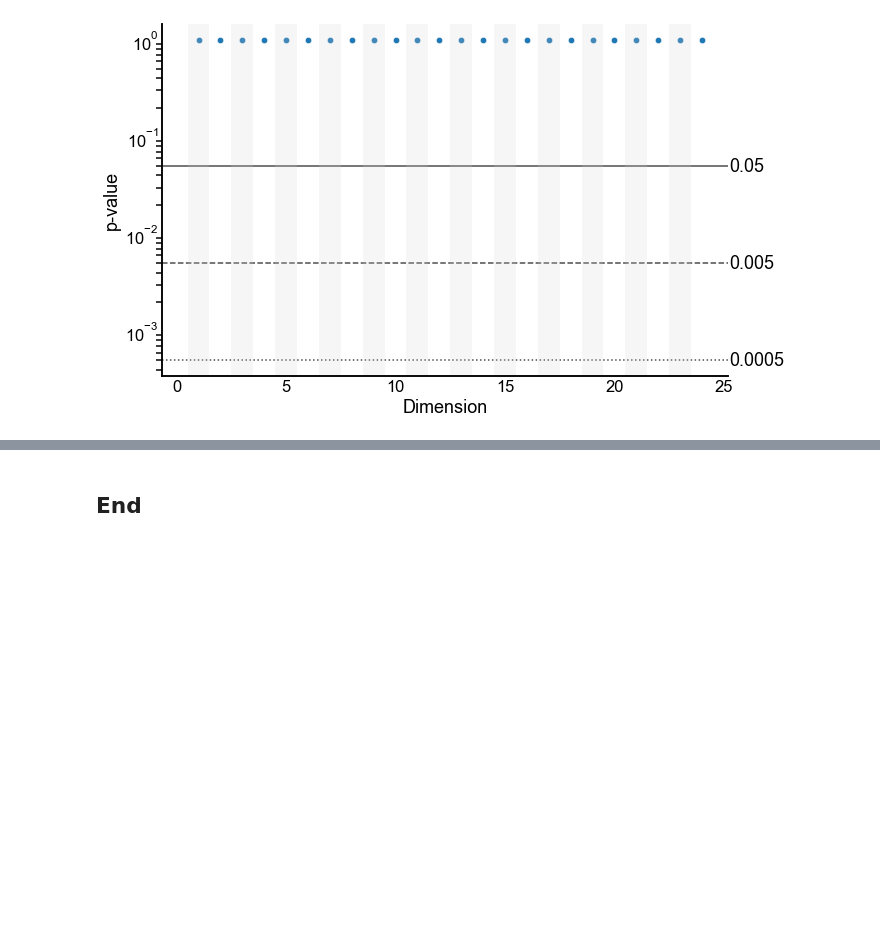
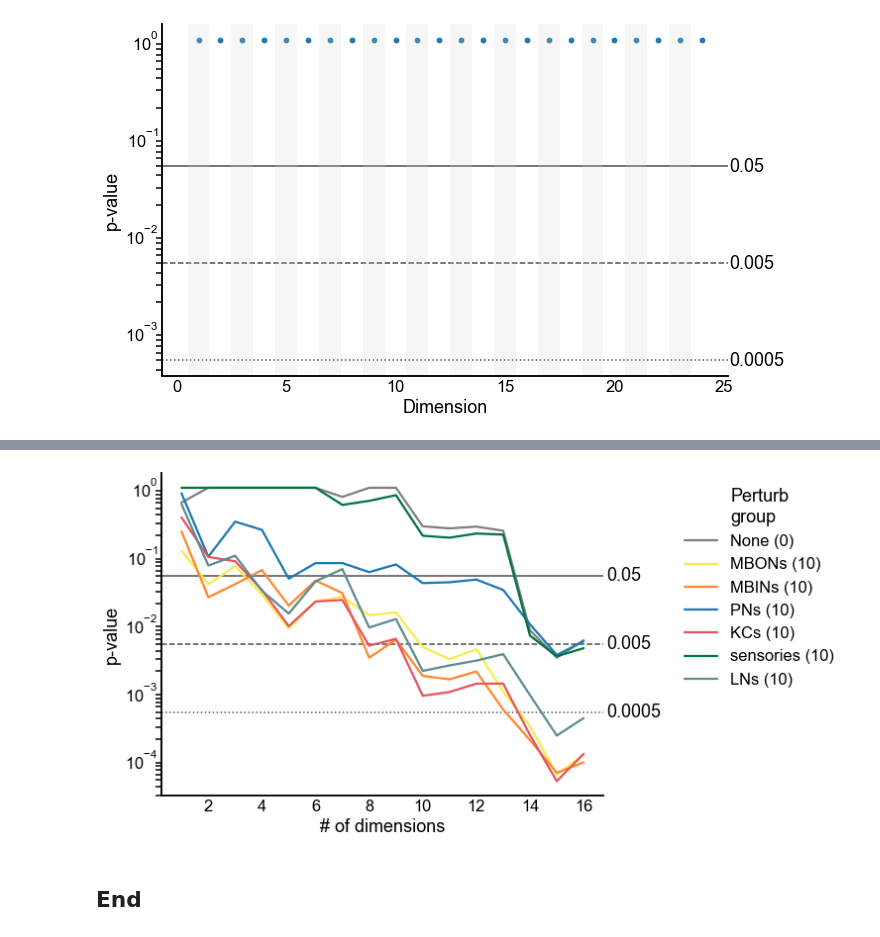
Before and after one commit to neurodata/maggot_connectome, a Jupyter notebook: docs/latent_distribution_test.ipynb, the cells around one changed output, grey strips where cells are left out. Saved outputs shown, nothing was run; the diff lists cells and outputs as text; code cells hidden in the pictures; blank space fills up the shorter version.

```diff
--- a/docs/latent_distribution_test.ipynb
+++ b/docs/latent_distribution_test.ipynb
@@ -286,3 +330,40 @@ stashfig(
+# %%
+
+node_palette["None"] = "#808080"  # grey
+n_perturbs = results.groupby("perturb_group")["n_perturb"].first()
+fig, ax = plt.subplots(1, 1, figsize=(8, 6))
+sns.lineplot(
+    data=results,
+    x="n_components",
+    y="pvalue",
+    hue="perturb_group",
+    palette=node_palette,
+)
+ax.set_yscale("log")
+handles, labels = ax.get_legend_handles_labels()
+new_labels = []
+for label in labels:
+    new_labels.append(label + f" ({n_perturbs[label]})")
+ax.get_legend().remove()
+ax.legend(
+    handles=handles,
+    labels=new_labels,
+    bbox_to_anchor=(1.15, 1),
+    loc="upper left",
+    title="Perturb\ngroup",
+)
+styles = ["-", "--", ":"]
+line_locs = [0.05, 0.005, 0.0005]
+line_kws = dict(color="black", alpha=0.7, linewidth=1.5, zorder=-1)
+for loc, style in zip(line_locs, styles):
+    ax.axhline(loc, linestyle=style, **line_kws)
+    ax.text(ax.get_xlim()[-1] + 0.1, loc, loc, ha="left", va="center")
+ax.set(xlabel="# of dimensions", ylabel='p-value')
+stashfig(
+    f"perturb-p-values-n_perturb={n_perturb}-align_n_component={align_n_components}-normalize={do_normalize}"
+)
+# %% [output]
+[figure, added]
 # %% [markdown]
 ## End
 # %%
```
Also changed, not shown: parts of 7 cells of this notebook, 3 other files.
